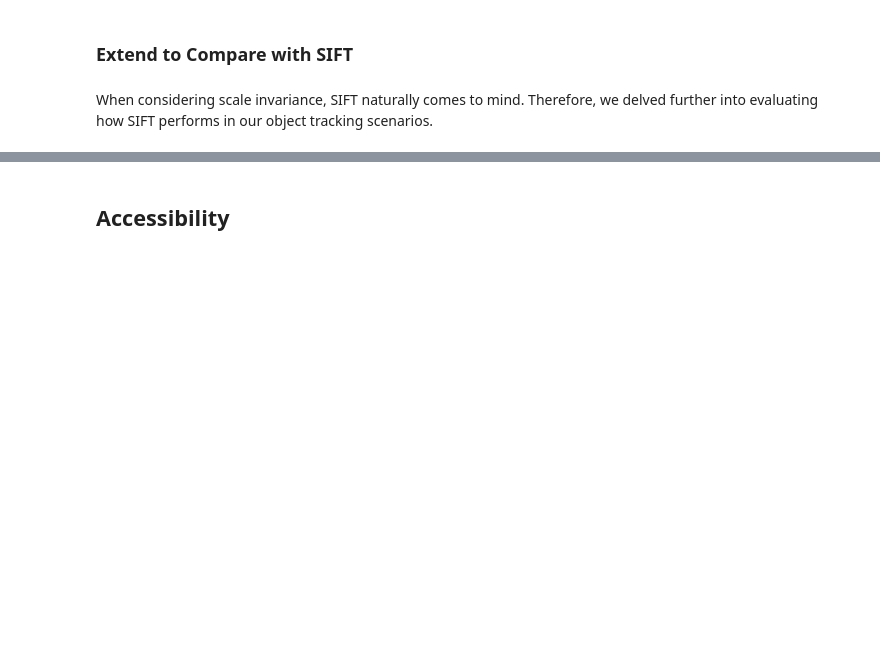
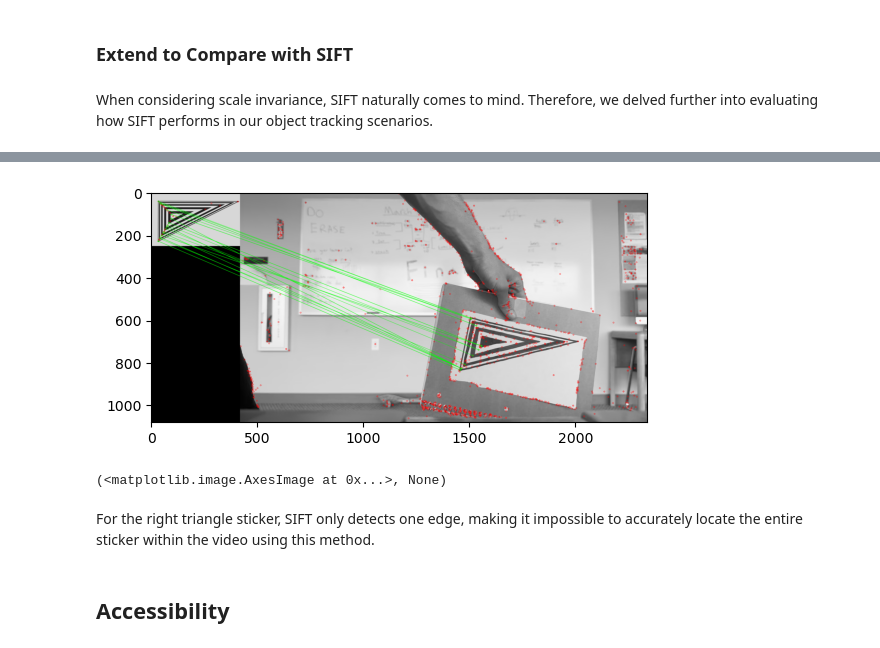
Before and after one commit to Sallyliubj/Object-Detection-and-Tracking-in-Frequency-Domain, a Jupyter notebook: Final Report.ipynb, the cells around one changed output, grey strips where cells are left out. Drawn from its saved outputs; the diff is of its cells as text; code cells hidden in the pictures; blank space fills up the shorter version.

```diff
--- a/Final Report.ipynb
+++ b/Final Report.ipynb
@@ -416,3 +444,42 @@ plt.imshow(img3), plt.show()
+# %%
+# Read the main image and the template
+img = cv.imread('Videos_with_moving_stickers/real_life_triangle/frame_0000.png', cv.IMREAD_GRAYSCALE)
+template = cv.imread('stickers/right_triangle.png', cv.IMREAD_GRAYSCALE)
+
+# Initialize SIFT detector
+sift = cv.SIFT_create()
+
+# Find keypoints and descriptors with SIFT
+keypoints_1, descriptors_1 = sift.detectAndCompute(template, None)
+keypoints_2, descriptors_2 = sift.detectAndCompute(img, None)
+
+# Create matches using the FLANN matcher
+index_params = dict(algorithm = 1, trees = 5)
+search_params = dict(checks = 50)
+flann = cv.FlannBasedMatcher(index_params, search_params)
+matches = flann.knnMatch(descriptors_1, descriptors_2, k=2)
+
+# Need to draw only good matches, so create a mask
+matchesMask = [[0,0] for i in range(len(matches))]
+
+# Ratio test as per Lowe's paper
+for i, (m,n) in enumerate(matches):
+    if m.distance < 0.7*n.distance:
+        matchesMask[i]=[1,0]
+
+draw_params = dict(matchColor = (0,255,0),
+                   singlePointColor = (255,0,0),
+                   matchesMask = matchesMask,
+                   flags = cv.DrawMatchesFlags_DEFAULT)
+
+img3 = cv.drawMatchesKnn(template, keypoints_1, img, keypoints_2, matches, None, **draw_params)
+
+plt.imshow(img3), plt.show()
+# %% [output]
+[figure, added]
+(<matplotlib.image.AxesImage at 0x...>, None)
+# %% [markdown]
+For the right triangle sticker, SIFT only detects one edge, making it impossible to accurately locate the entire sticker within the video using this method.
 # %% [markdown]
 ## Accessibility
 # %% [markdown]
```
Also changed, not shown: parts of 23 cells of this notebook, 4 other files.
